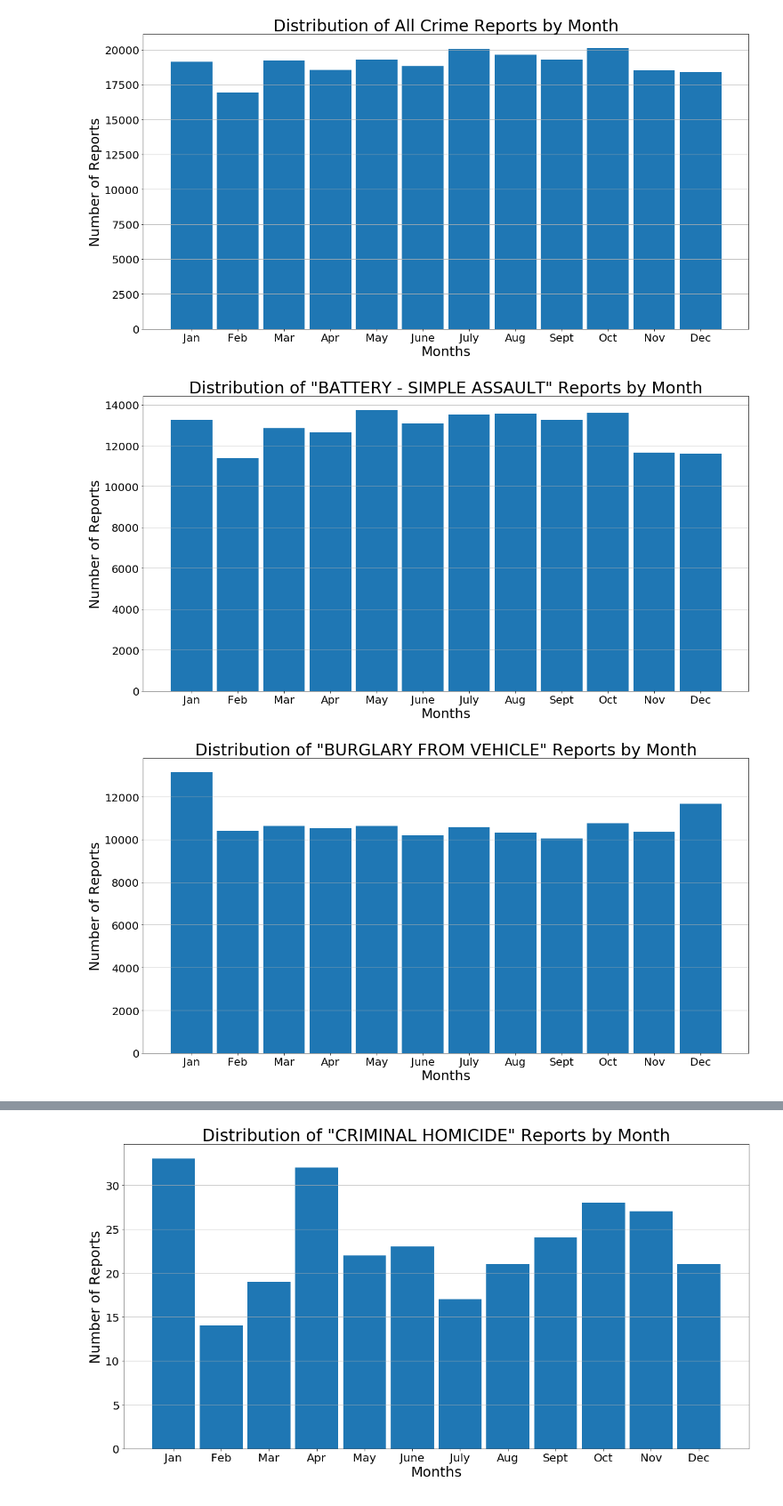
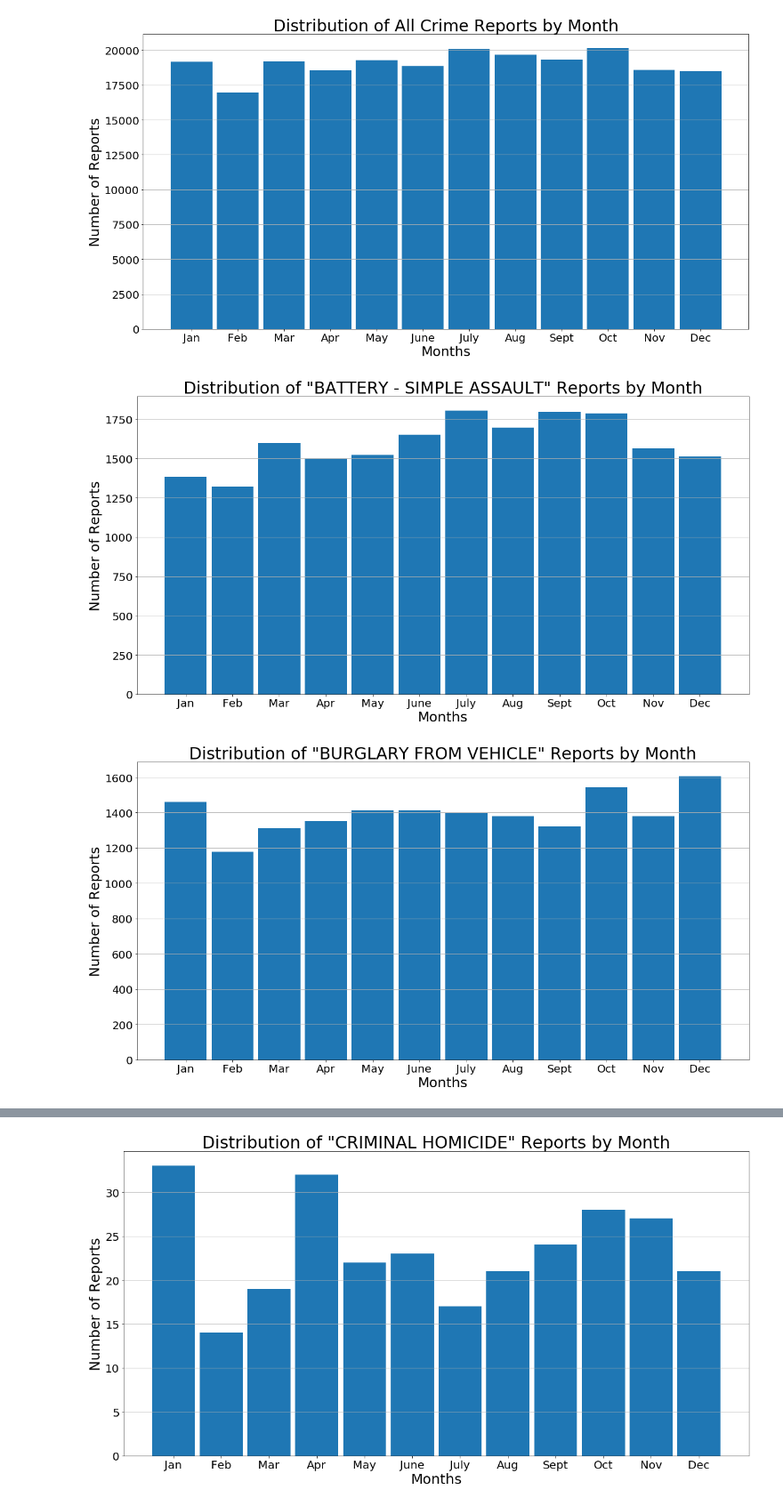
Before and after one commit to MaxwellWilliams/defogger, a Jupyter notebook: general_analysis.ipynb, the cells around one changed output, grey strips where cells are left out. Shown at 89% size. Drawn from its saved outputs; the diff is of its cells as text; code cells hidden in the pictures.

```diff
--- a/general_analysis.ipynb
+++ b/general_analysis.ipynb
@@ -118,13 +122,20 @@ def crime_time_distribution(time_distribution, crime_code=None, year=None, month
 
     # Get all crime reports for a specific crime code
     if crime_code:
-        crime_data = df.loc[df['crm_cd'] == crime_code]
-        crime_title = '"' + crime_codes[str(crime_code)] + '"'
+        if type(crime_code) is str:
+            crime_code = int(crime_code)
+
+        if type(crime_code) is int:
+            crime_data = df.loc[df['crm_cd'] == crime_code]
+            crime_title = '"' + crime_codes[str(crime_code)] + '"'
+        elif type(crime_code) is list:
+            crime_data = df.loc[df['crm_cd'].isin(crime_code)]
+            crime_title = '"Crime Category"'
     else:
         crime_data = df
         crime_title = 'All Crime'
 
-    # Count number of crimes per month
+    # Count number of crimes per time value
     distribution_data = {}
 
     for date in crime_data['date_occ']:
@@ -137,8 +148,6 @@ def crime_time_distribution(time_distribution, crime_code=None, year=None, month
             time_value = int(time.month)
         elif time_distribution == 'year':
             time_value = int(time.year)
-
-
 
         if (not year or time.year == year) and (not month or time.month == month) and (not day or time.day == day):
             if time_value in distribution_data.keys():
@@ -198,13 +207,13 @@ crime_time_distribution('month', year=2017)
 # %% [output]
 [figure]
 # %%
-crime_time_distribution('month', 624)
+crime_time_distribution('month', 624, year=2017)
 # %% [output]
-[figure, old version]
+[figure, new version]
 # %%
-crime_time_distribution('month', 330)
+crime_time_distribution('month', 330, year=2016)
 # %% [output]
-[figure, old version]
+[figure, new version]
 # %%
 crime_time_distribution('month', 440)
 # %% [output]
```
Also changed, not shown: parts of 17 cells of this notebook.
